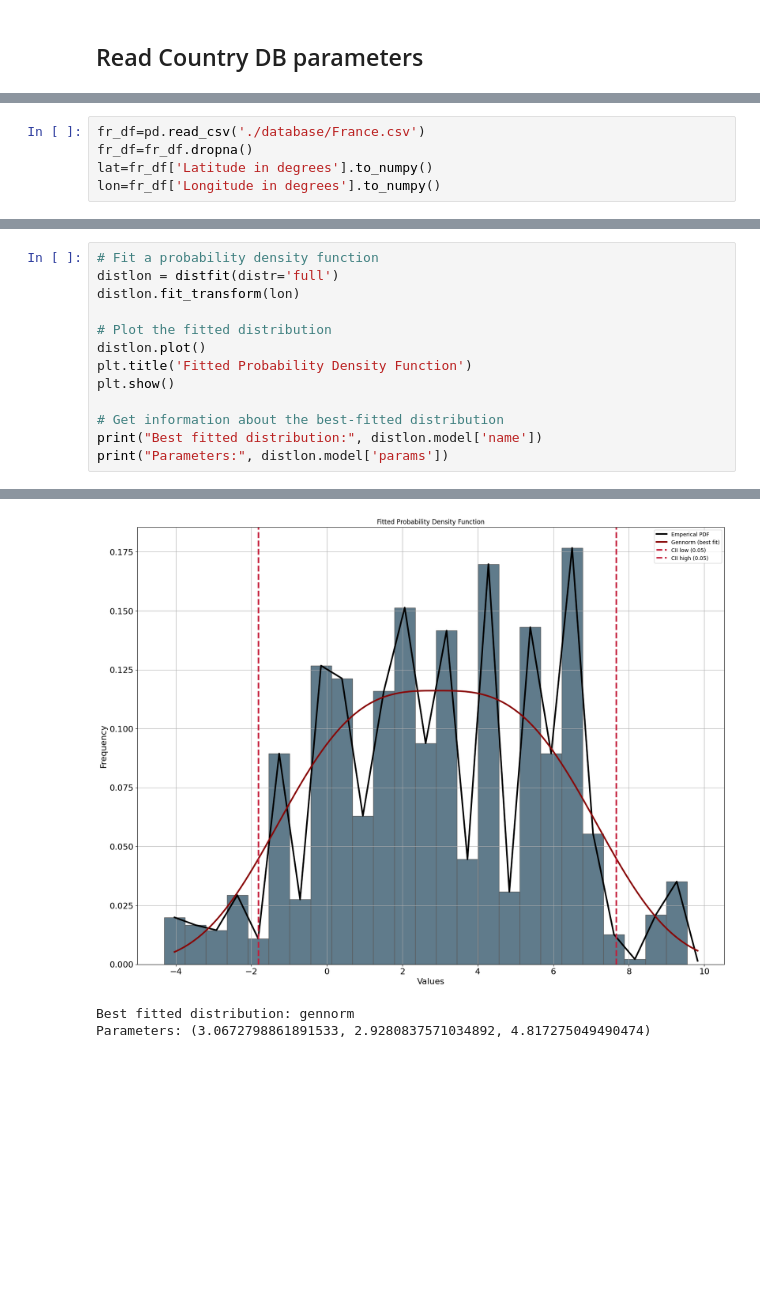
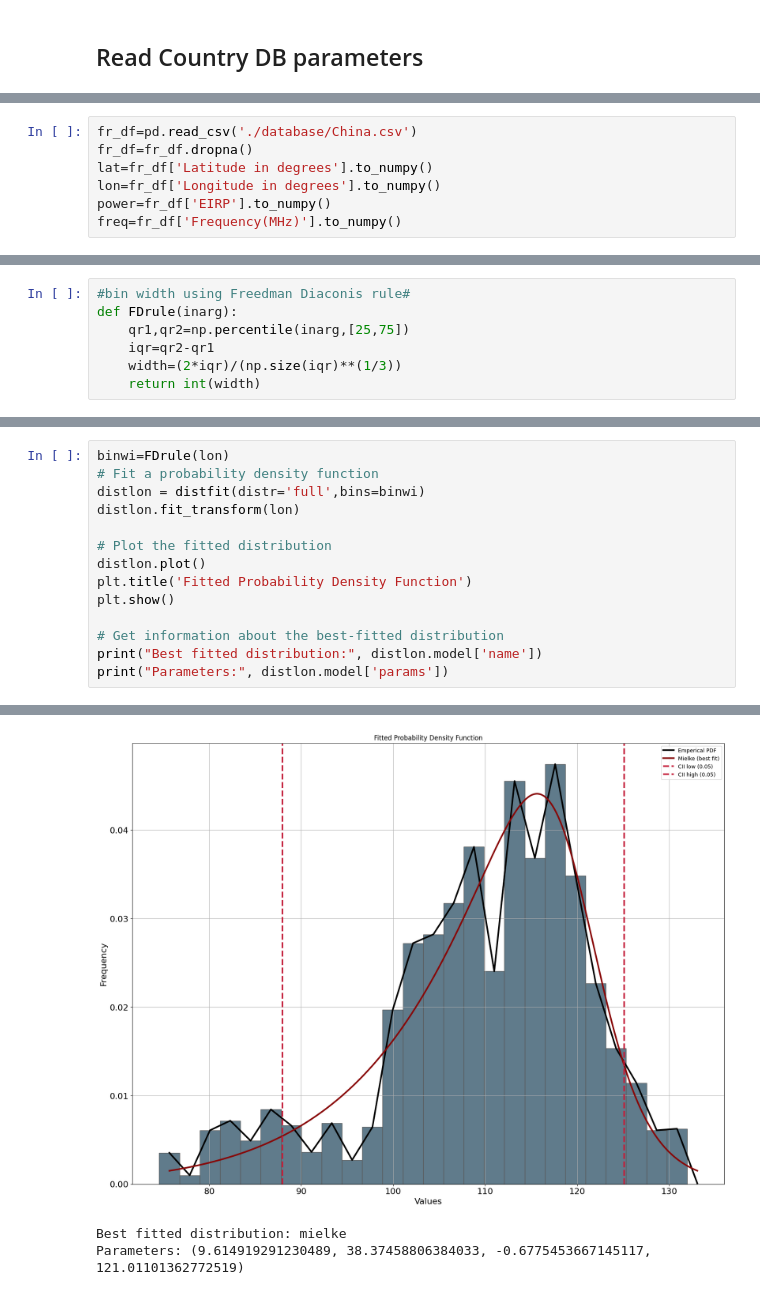
Before and after one commit to Bharatcs/rfi, a Jupyter notebook: Project/Mini_Stat_model.ipynb, the cells around one changed output, grey strips where cells are left out. Saved outputs shown, nothing was run; the diff lists cells and outputs as text; blank space fills up the shorter version.

Commit message:
model freq next

```diff
--- a/Project/Mini_Stat_model.ipynb
+++ b/Project/Mini_Stat_model.ipynb
@@ -103,5 +65,7 @@ def power_law(x, a, b):
 # %%
-fr_df=pd.read_csv('./database/France.csv')
+fr_df=pd.read_csv('./database/China.csv')
 fr_df=fr_df.dropna()
 lat=fr_df['Latitude in degrees'].to_numpy()
 lon=fr_df['Longitude in degrees'].to_numpy()
+power=fr_df['EIRP'].to_numpy()
+freq=fr_df['Frequency(MHz)'].to_numpy()
@@ -109,0 +72,7 @@ size=np.size(lat)
+# %%
+#bin width using Freedman Diaconis rule#
+def FDrule(inarg):
+    qr1,qr2=np.percentile(inarg,[25,75])
+    iqr=qr2-qr1
+    width=(2*iqr)/(np.size(iqr)**(1/3))
+    return int(width)
@@ -144,6 +118,7 @@ Parameters: (5.575675860356261, 46.07245709990866, 3.9566240429450907)
 # %%
+binwi=FDrule(lon)
 # Fit a probability density function
-distlon = distfit(distr='full')
+distlon = distfit(distr='full',bins=binwi)
 distlon.fit_transform(lon)
 
 # Plot the fitted distribution
@@ -175,3 +150,3 @@ print("Parameters:", distlon.model['params'])
-[figure, old version]
+[figure, new version]
-Best fitted distribution: gennorm
-Parameters: (3.0672798861891533, 2.9280837571034892, 4.817275049490474)
+Best fitted distribution: mielke
+Parameters: (9.614919291230489, 38.37458806384033, -0.6775453667145117, 121.01101362772519)
```
Also changed, not shown: parts of 28 cells of this notebook.
